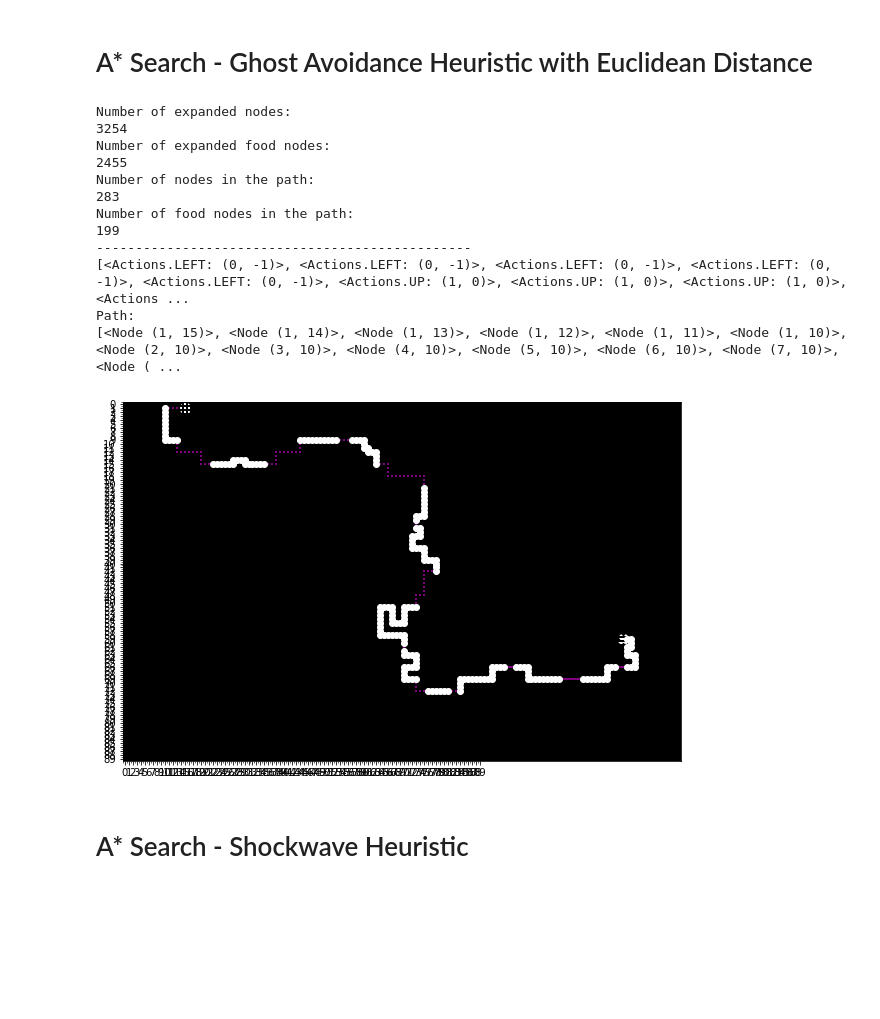
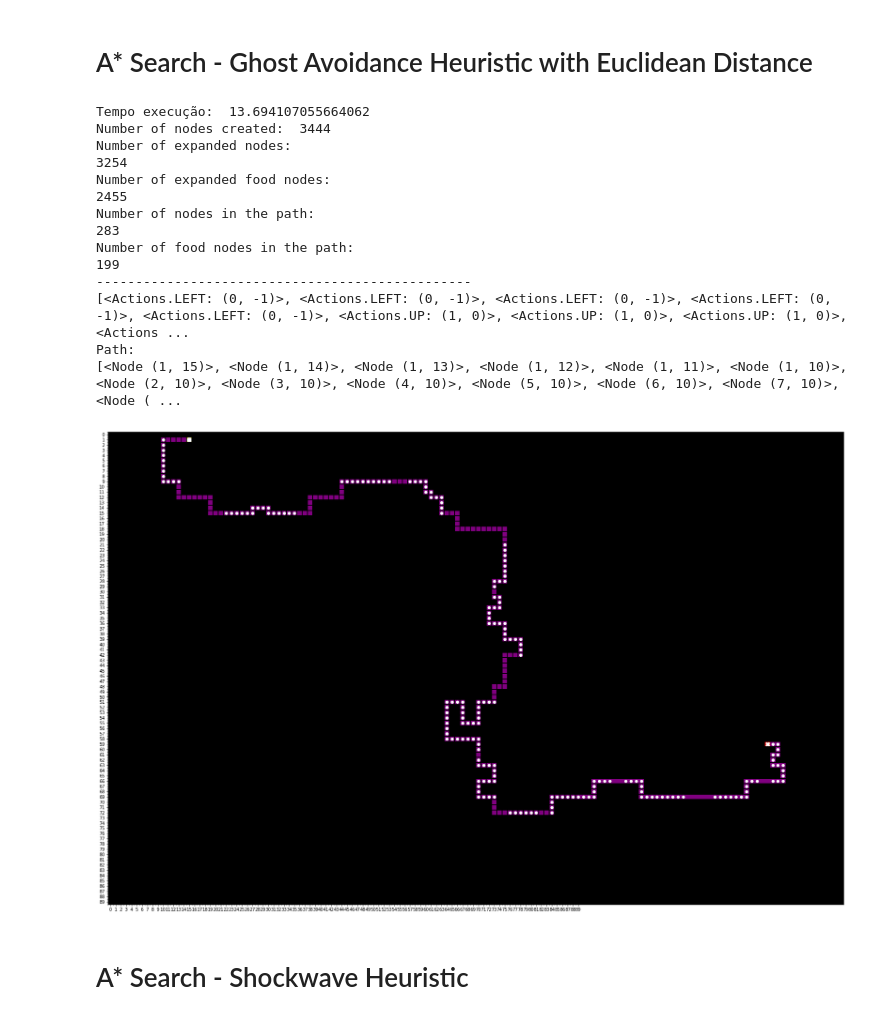
Before and after one commit to carolineap/mo416-2020s1-unicamp, a Jupyter notebook: project1/pacman.ipynb, the cells around one changed output. Cells and saved outputs as stored; diff of their text form; code cells hidden in the pictures; blank space fills up the shorter version.

```diff
--- a/project1/pacman.ipynb
+++ b/project1/pacman.ipynb
@@ -48,6 +51,9 @@ print("Goal position: " + str(goal_position))
 # %% [output]
 Initial position: (-1, -1)
 Goal position: (-1, -1)
+# %%
+tam_plot = 30
+mazeName_plot = maze_name[6:maze_name.index('.')]
 # %%
 if maze_name == 'Mazes/BigMaze02.txt':
     initial_position = (1, 15)
@@ -98,7 +105,7 @@ def make_grid_plot(maze, initial_position, goal_position):
     plt.show()
 # %%
-def make_path_plot(maze, initial_position, goal_position, node):
-    fig, ax = plt.subplots(figsize=(10, 10))
+def make_path_plot(maze, initial_position, goal_position, node, maze_name, alg):
+    fig, ax = plt.subplots(figsize=(tam_plot, tam_plot))
     cmap = colors.ListedColormap(['yellow', 'red', 'purple', 'black'])
 
     grid, food_x, food_y = maze.get_final_grid(initial_position, goal_position, [n.state for n in node.path()])
@@ -120,5 +127,6 @@ def make_path_plot(maze, initial_position, goal_position, node):
     ax.scatter(initial_position[1], initial_position[0], marker='o', color='white',s=110)
     ax.scatter(goal_position[1], goal_position[0], marker='X', color='white', s=90)
 
+    plt.savefig("Figure/"+alg+"Path_"+maze_name+str(initial_position)+str(goal_position)+'.png', dpi=300, bbox_inches='tight')
     plt.show()
 # %%
@@ -232,25 +267,31 @@ Path:
 # %% [markdown]
 # A* Search - Ghost Avoidance Heuristic with Euclidean Distance
 # %%
-problem_ghost = GhostAvoidanceHeuristic(maze, initial_position, goal_position, ghost_proximity_cost=1000)
+problem_ghost = pacman.PacmanProblem(maze, initial_position, goal_position, ghost_proximity_cost=1000)
 # %%
-solution_node, expanded_nodes, food_nodes = pacman.a_star_best_first_search(problem, problem_ghost.h)
+ini = time.time()
+solution_node, expanded_nodes, food_nodes, tam = pacman.a_star_best_first_search(problem_ghost, problem_ghost.h_ghost_avoidance_euclidean)
+fim = time.time()
+print ("Tempo execução: ", fim-ini)
+print("Number of nodes created: ", tam)
 get_solution_info(solution_node, expanded_nodes, food_nodes)
-make_path_plot(maze, initial_position, goal_position, solution_node)
+make_path_plot(maze, initial_position, goal_position, solution_node, mazeName_plot, "AS-GAHED")
 # %% [output]
+Tempo execução:  13.694107055664062
+Number of nodes created:  3444
 Number of expanded nodes:
 3254
 Number of expanded food nodes:
 2455
 Number of nodes in the path:
 283
 Number of food nodes in the path:
 199
 ------------------------------------------------
 [<Actions.LEFT: (0, -1)>, <Actions.LEFT: (0, -1)>, <Actions.LEFT: (0, -1)>, <Actions.LEFT: (0, -1)>, <Actions.LEFT: (0, -1)>, <Actions.UP: (1, 0)>, <Actions.UP: (1, 0)>, <Actions.UP: (1, 0)>, <Actions ...
 Path:
 [<Node (1, 15)>, <Node (1, 14)>, <Node (1, 13)>, <Node (1, 12)>, <Node (1, 11)>, <Node (1, 10)>, <Node (2, 10)>, <Node (3, 10)>, <Node (4, 10)>, <Node (5, 10)>, <Node (6, 10)>, <Node (7, 10)>, <Node ( ...
-[figure, old version]
+[figure, new version]
 # %% [markdown]
 # A* Search - Shockwave Heuristic
 # %%
```
Also changed, not shown: parts of 14 cells of this notebook, 10 other files.
